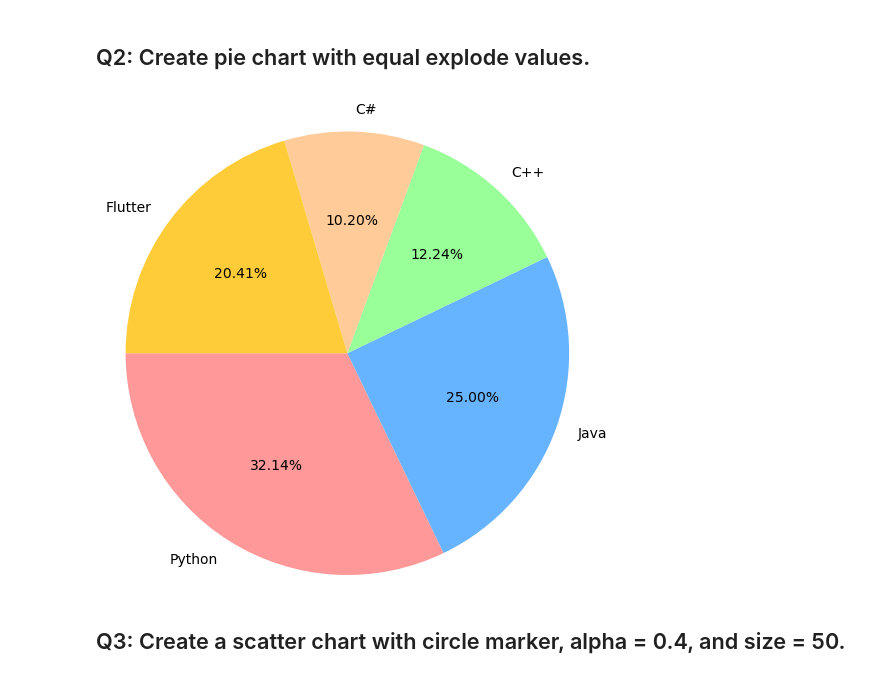
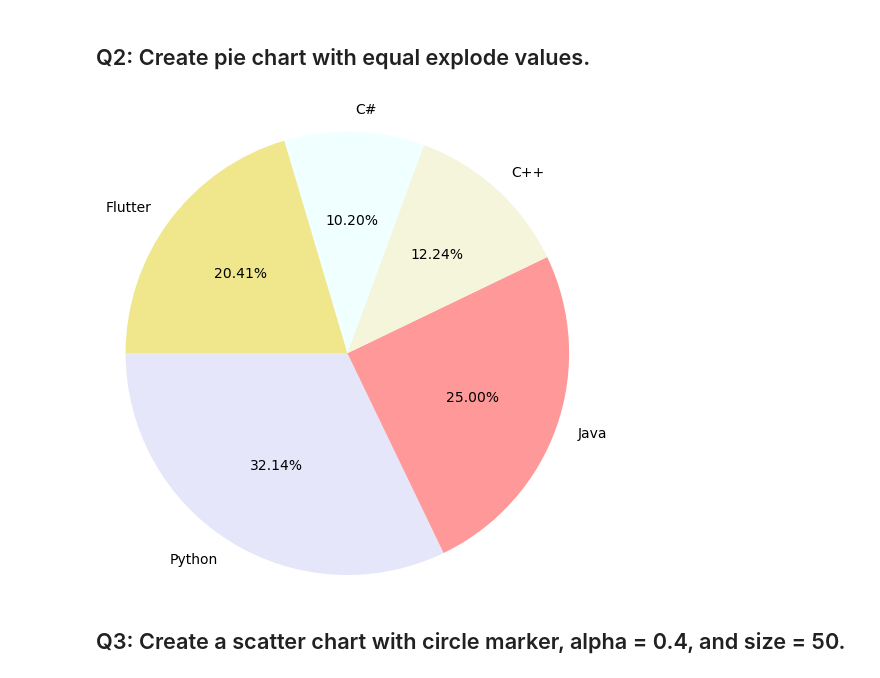
Before and after one commit to Tuwaiq-Data-Science-Bootcamp-V4/Matplotlib-Lab1, a Jupyter notebook: Matplotlib_Assignment_1.ipynb, the cells around one changed output. Cells and saved outputs as stored; diff of their text form; code cells hidden in the pictures.

```diff
--- a/Matplotlib_Assignment_1.ipynb
+++ b/Matplotlib_Assignment_1.ipynb
@@ -31,14 +31,16 @@ plt.show()
 # %% [markdown]
 ## Q2: Create pie chart with equal explode values.
 # %%
-genres = ['Python','Java','C++','C#','Flutter']
-sizes = [ 315, 245, 120, 100, 200]
+L = ['Python','Java','C++','C#','Flutter']
+N = [ 315, 245, 120, 100, 200]
 
 # add colors
-colors = ['#ff9999','#66b3ff','#99ff99','#ffcc99', '#ffcc39']
-plt.pie(sizes, labels= genres, autopct='%1.2f%%', colors= colors, startangle=180, radius=1.5, explode = [0,0,0,0,0]);
+#colors = ['#ffc0cb','#f5f5dc','#fffcb','#f5f5dc', '#ffcc39']
+plt.pie(N, labels= L, autopct='%1.2f%%' ,colors=['#e6e6fa','#ff9999','#f5f5dc','#f0ffff','#f0e68c'], startangle=180, radius=1.5, explode = [0,0,0,0,0]);
+
+plt.show()
 # %% [output]
-[figure, old version]
+[figure, new version]
 # %% [markdown]
 ## Q3: Create a scatter chart with circle marker, alpha = 0.4, and size = 50.
 # %%
```
Also changed, not shown: parts of 4 cells of this notebook.
